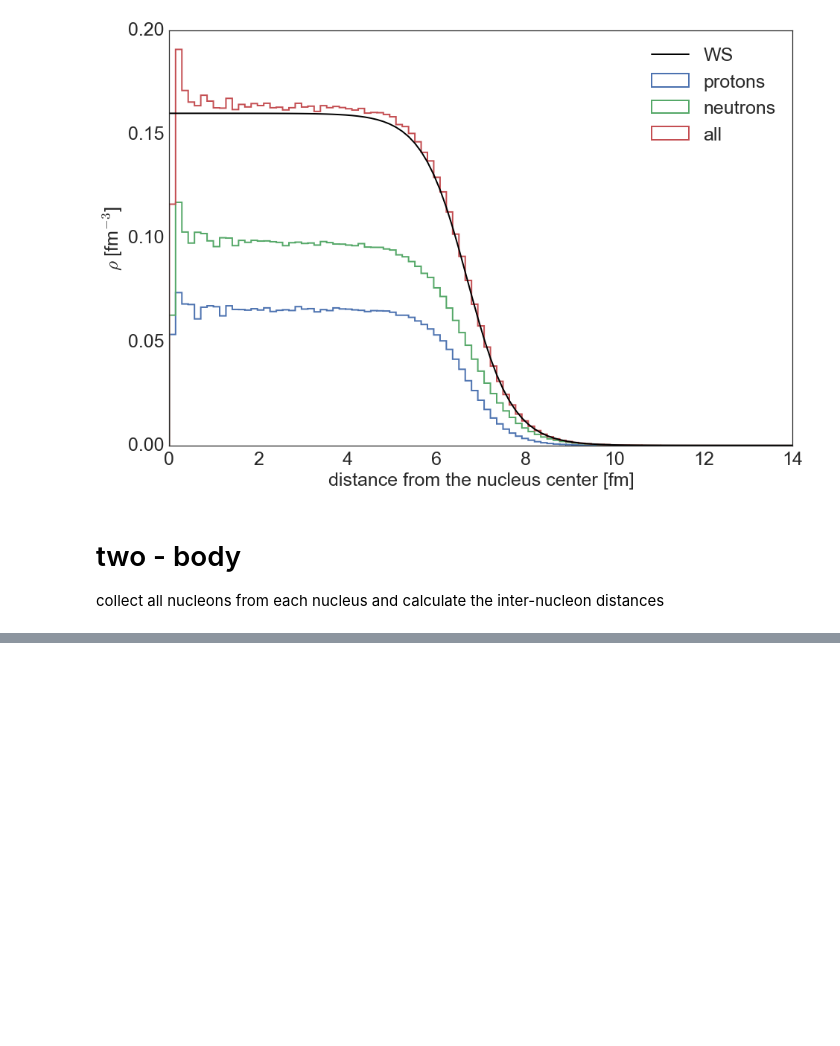
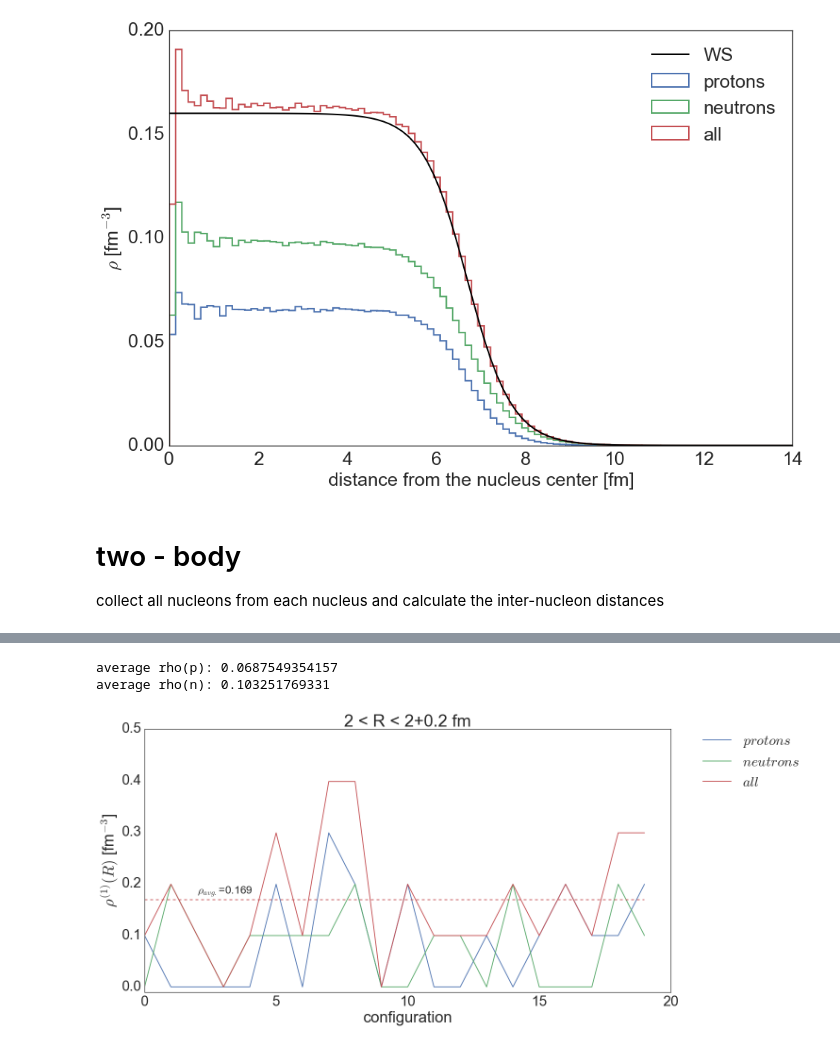
Before and after one commit to erezcoh4/densityFluctuations, a Jupyter notebook: MassimoConfigurationsPackage/notebooks/massiconfigurations.ipynb, the cells around one changed output, grey strips where cells are left out. Cells and saved outputs as stored; diff of their text form; code cells hidden in the pictures; blank space fills up the shorter version.

```diff
--- a/MassimoConfigurationsPackage/notebooks/massiconfigurations.ipynb
+++ b/MassimoConfigurationsPackage/notebooks/massiconfigurations.ipynb
@@ -186,0 +216,6 @@ density_8fm.to_csv('/Users/erezcohen/Desktop/DensityFluctuations/anafiles/pb208-
+# %%
+plot_density_in_R(density_2fm , R=2 , dR=0.2 , ylim=(-0.01,0.5) , iStart=0 , NMax=20 ,x_text=2)
+# %% [output]
+average rho(p): 0.0687549354157
+average rho(n): 0.103251769331
+[figure, added]
```
Also changed, not shown: parts of 16 cells of this notebook.
